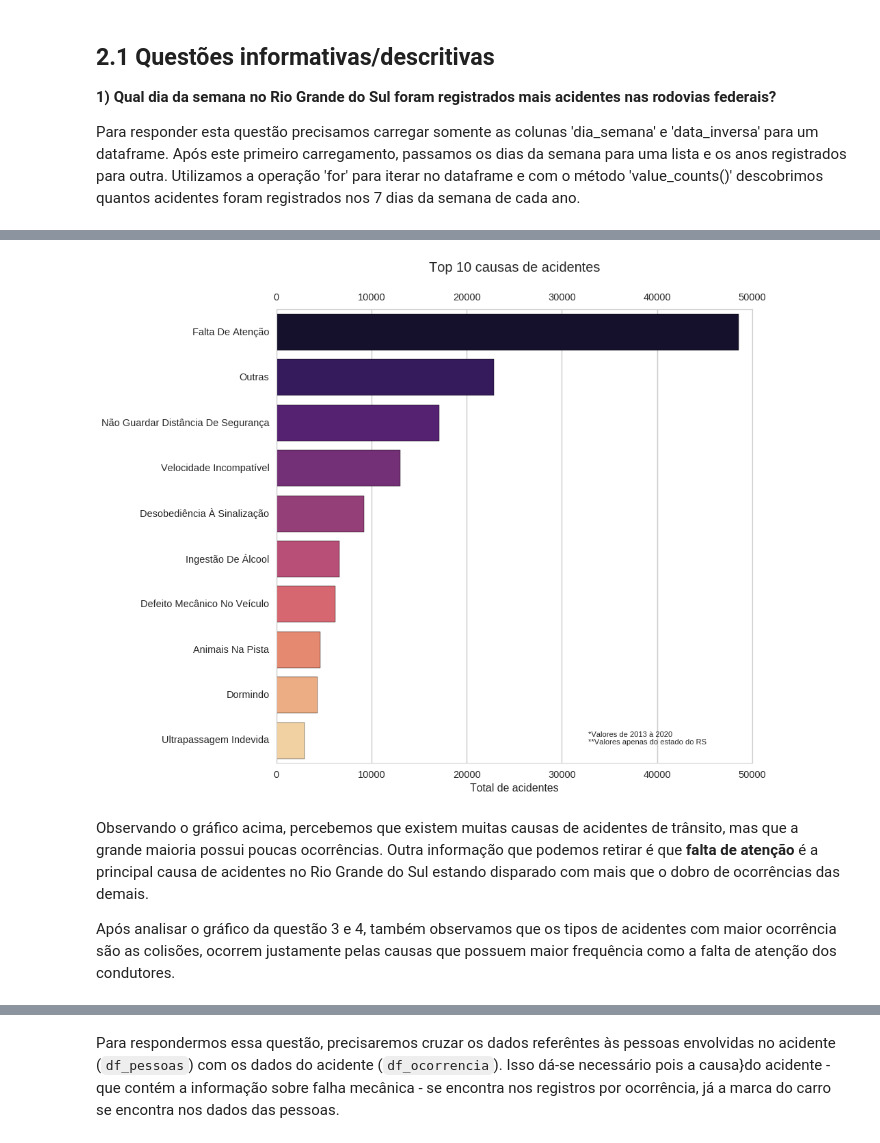
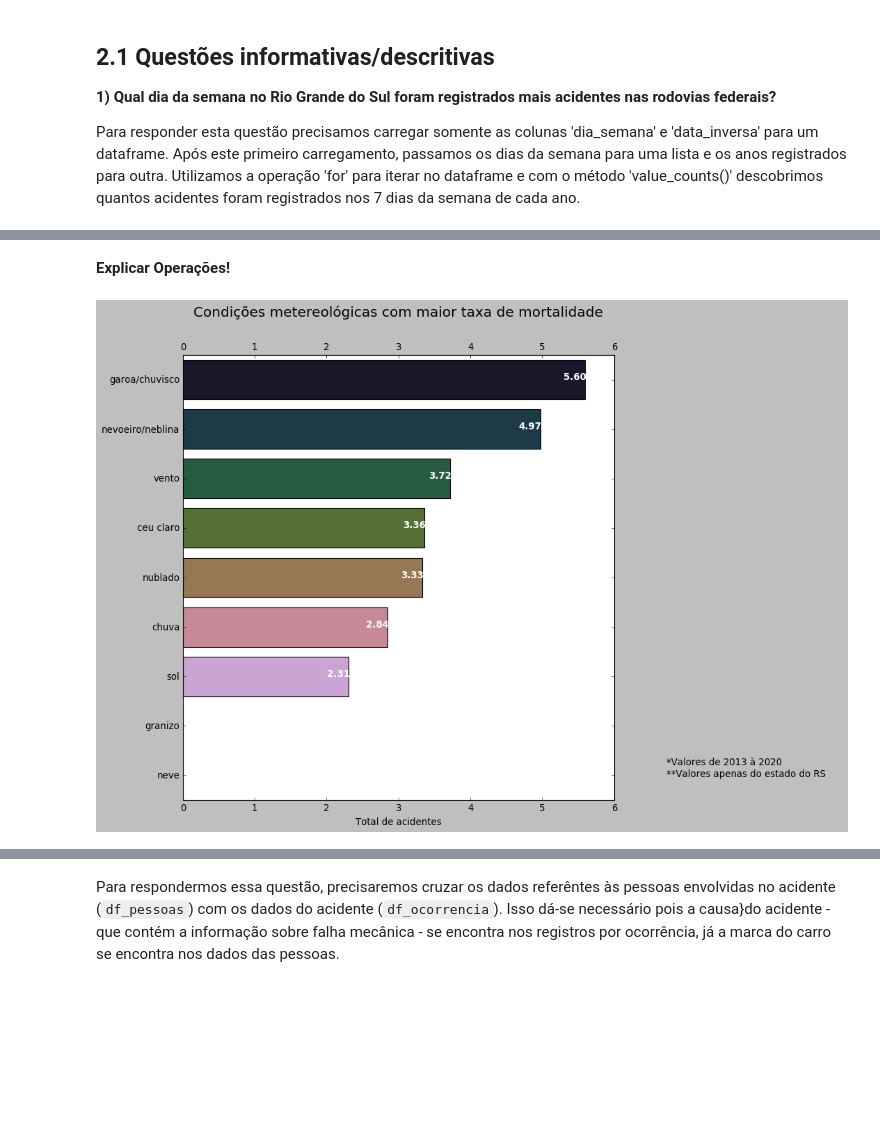
Before and after one commit to XQDLteam/brazil_highway_accidents, a Jupyter notebook: acidentes_br.ipynb, the cells around one changed output, grey strips where cells are left out. Saved outputs shown, nothing was run; the diff lists cells and outputs as text; code cells hidden in the pictures; blank space fills up the shorter version.

```diff
--- a/acidentes_br.ipynb
+++ b/acidentes_br.ipynb
@@ -343,15 +427,14 @@ ax.annotate('*Dados de 2013 à 2020\n**Valores apenas do estado do RS', xy=(720,
 # %%
-df3= pd.DataFrame(df_ocorrencias['tipo_acidente'].value_counts())
-df3.columns= ['quantidade']
-print(df_ocorrencias['tipo_acidente'].value_counts().head(10))
-
-ax = sns.barplot(y=df3.head(10).index, x='quantidade', data=df3.head(10),
+ax = sns.barplot(y='Tipo do acidente', x='Taxa de Mortalidade', data=df5_total.head(10),
             label="Total", palette='magma', orient='h');
 
-ax.set_title('Top 10 tipos de acidentes', fontsize=18, pad=50);
+ax.set_title('Top 10 tipos de acidentes com maior taxa de mortalidade', fontsize=18, pad=50);
 ax.set_ylabel('')
 ax.set_xlabel('Total de acidentes')
 ax.secondary_xaxis('top');
 
-ax.annotate('*Valores de 2013 à 2020\n**Valores apenas do estado do RS', xy=(720, 80), xycoords='figure pixels');
+for i, value in enumerate(df5_total.head(10)['Taxa de Mortalidade']):
+    ax.text(value - 0.3, i, "{0:.2f}%".format(value), color='white', fontweight='bold')
+
+ax.annotate('*Valores de 2013 à 2020\n**Valores apenas do estado do RS', xy=(820, 80), xycoords='figure pixels');
 # %% [output]
@@ -375,0 +446,2 @@ Somando as ocorrências do 5º tipo de acidente até o 18º ainda sim não alcan
+# %% [markdown]
+**Explicar Operações!**
@@ -376,18 +460,16 @@ Somando as ocorrências do 5º tipo de acidente até o 18º ainda sim não alcan
 # %%
-df4 = pd.DataFrame(df_ocorrencias['causa_acidente'].value_counts())
+ax = sns.barplot(y='Condição Metereológica', x='Taxa de Mortalidade', data=df5_metereologia_total,
+            label="Total", palette='cubehelix', orient='h');
 
-ax = sns.barplot(y=df4.head(10).index, x='causa_acidente', data=df4.head(10),
-            label="Total", palette='magma', orient='h');
-
-ax.set_title('Top 10 causas de acidentes', fontsize=18, pad=50);
+ax.set_title('Condições metereológicas com maior taxa de mortalidade', fontsize=18, pad=50);
 ax.set_ylabel('')
 ax.set_xlabel('Total de acidentes')
 ax.secondary_xaxis('top');
 
-ax.annotate('*Valores de 2013 à 2020\n**Valores apenas do estado do RS', xy=(720, 80), xycoords='figure pixels');
+for i, value in enumerate(df5_metereologia_total['Taxa de Mortalidade']):
+    if value > 0:
+        ax.text(value - 0.3, i, "{0:.2f}%".format(value), color='white', fontweight='bold')
+
+ax.annotate('*Valores de 2013 à 2020\n**Valores apenas do estado do RS', xy=(820, 80), xycoords='figure pixels');
 # %% [output]
-[figure, old version]
+[figure, new version]
-# %% [markdown]
-Observando o gráfico acima, percebemos que existem muitas causas de acidentes de trânsito, mas que a grande maioria possui poucas ocorrências. Outra informação que podemos retirar é que **falta de atenção** é a principal causa de acidentes no Rio Grande do Sul estando disparado com mais que o dobro de ocorrências das demais.
-
-Após analisar o gráfico da questão 3 e 4, também observamos que os tipos de acidentes com maior ocorrência são as colisões, ocorrem justamente pelas causas que possuem maior frequência como a falta de atenção dos condutores.
```
Also changed, not shown: parts of 41 cells of this notebook.
